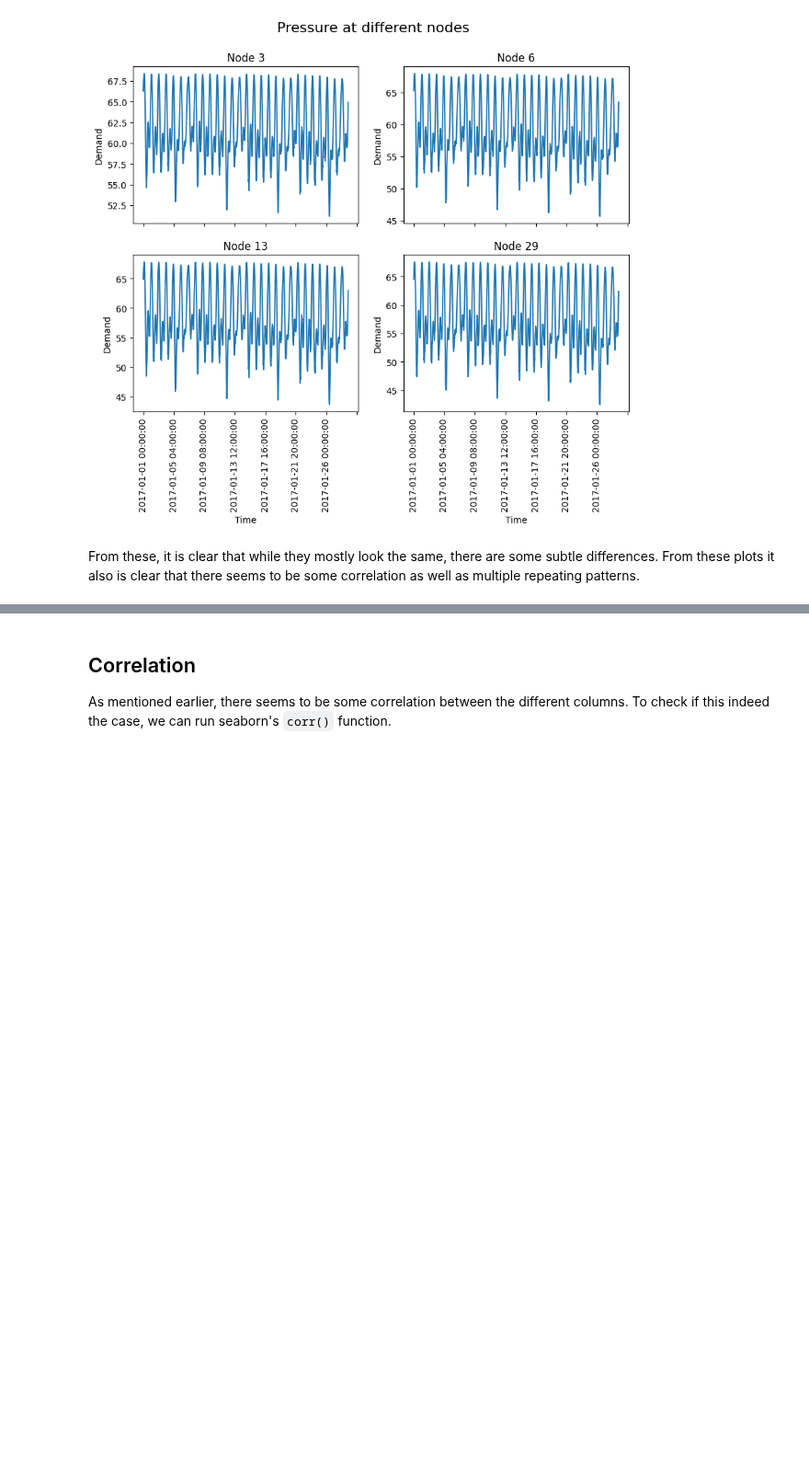
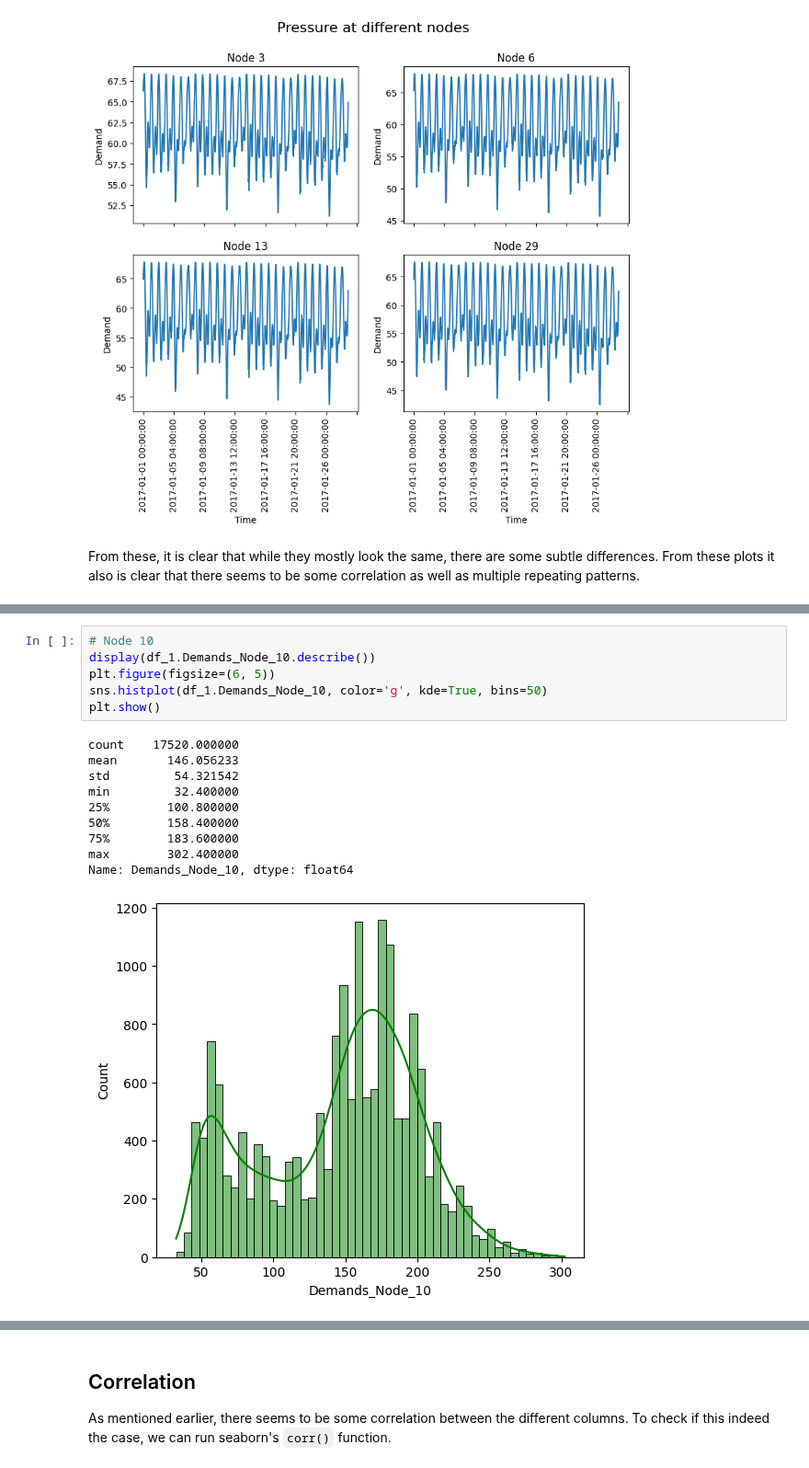
Before and after one commit to Mjnstag/IS-thesis-pattern-extraction, a Jupyter notebook: EDA/EDA.ipynb, the cells around one changed output, grey strips where cells are left out. Shown at 92% size. Drawn from its saved outputs; the diff is of its cells as text; blank space fills up the shorter version.

```diff
--- a/EDA.ipynb
+++ b/EDA/EDA.ipynb
@@ -150,0 +136,17 @@ Name: Demands_Node_10, dtype: float64
+# %%
+# Node 10
+display(df_1.Demands_Node_10.describe())
+plt.figure(figsize=(6, 5))
+sns.histplot(df_1.Demands_Node_10, color='g', kde=True, bins=50)
+plt.show()
+# %% [output]
+count    17520.000000
+mean       146.056233
+std         54.321542
+min         32.400000
+25%        100.800000
+50%        158.400000
+75%        183.600000
+max        302.400000
+Name: Demands_Node_10, dtype: float64
+[figure, added]
```
Also changed, not shown: parts of 12 cells of this notebook, 3 other files.
